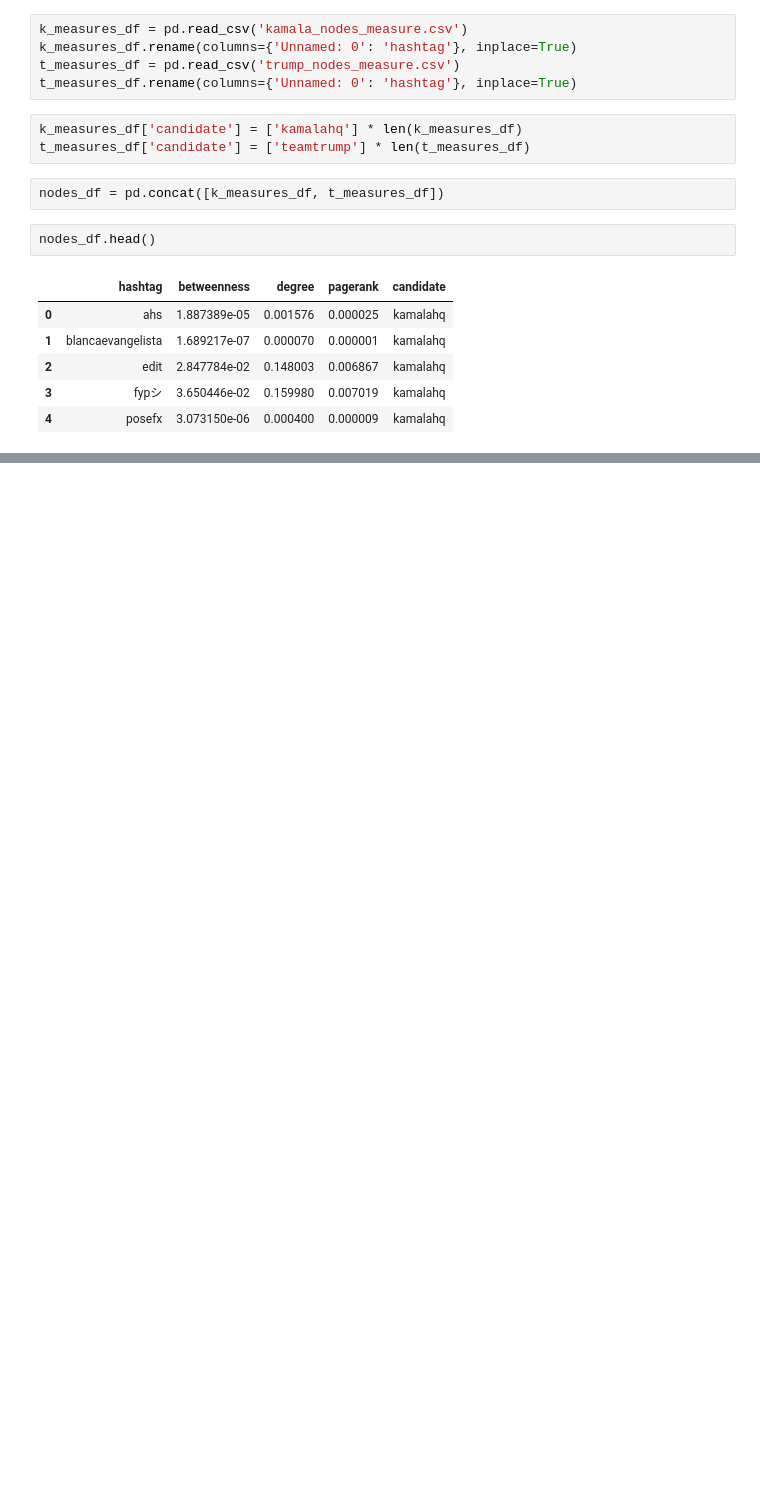
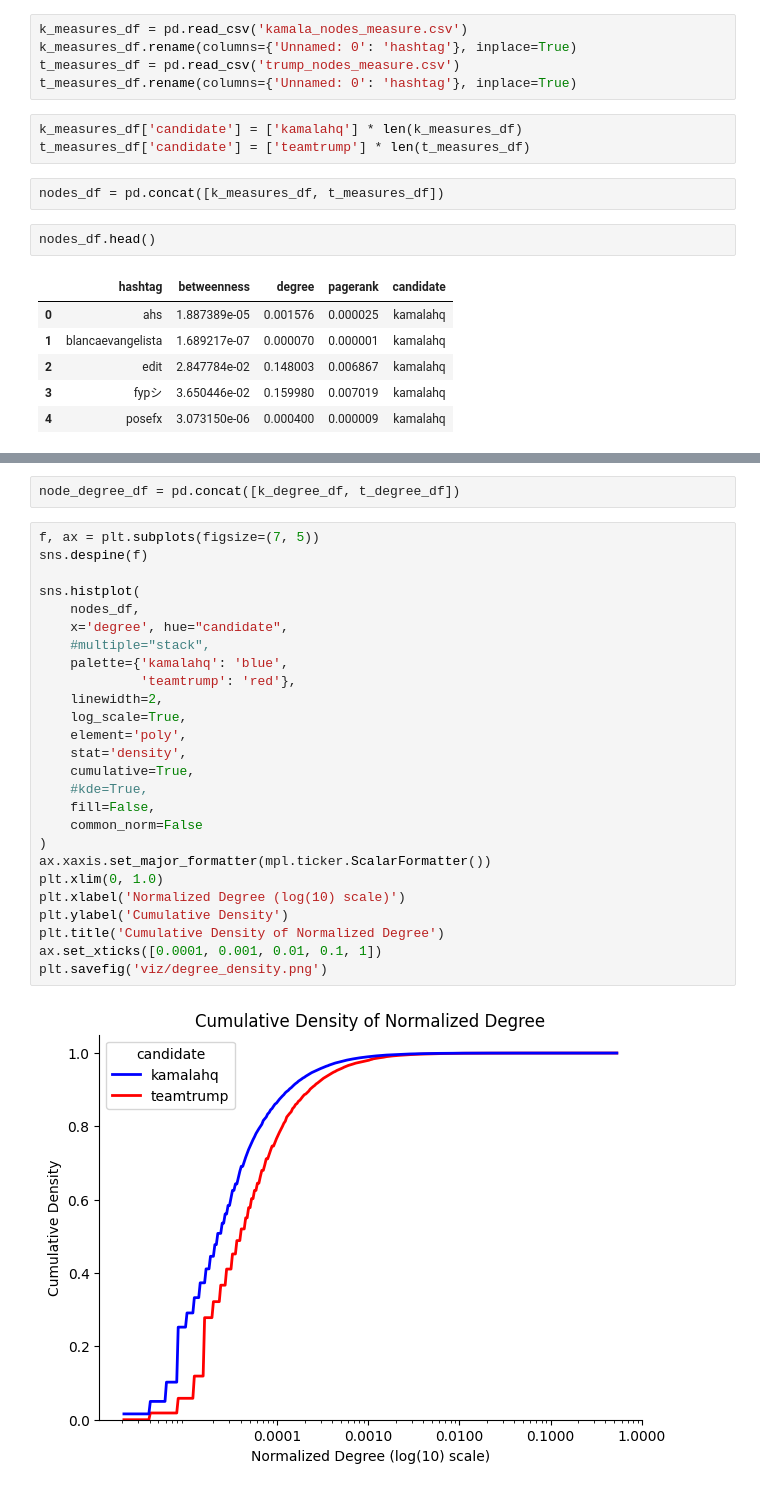
Before and after one commit to nitomanto/the-t-word, a Jupyter notebook: network.ipynb, the cells around one changed output, grey strips where cells are left out. Drawn from its saved outputs; the diff is of its cells as text; blank space fills up the shorter version.

```diff
--- a/network.ipynb
+++ b/network.ipynb
@@ -259,0 +250,30 @@ nx.degree_histogram(G_k)
+# %%
+node_degree_df = pd.concat([k_degree_df, t_degree_df])
+# %%
+f, ax = plt.subplots(figsize=(7, 5))
+sns.despine(f)
+
+sns.histplot(
+    nodes_df,
+    x='degree', hue="candidate",
+    #multiple="stack",
+    palette={'kamalahq': 'blue',
+             'teamtrump': 'red'},
+    linewidth=2,
+    log_scale=True,
+    element='poly',
+    stat='density',
+    cumulative=True,
+    #kde=True,
+    fill=False,
+    common_norm=False
+)
+ax.xaxis.set_major_formatter(mpl.ticker.ScalarFormatter())
+plt.xlim(0, 1.0)
+plt.xlabel('Normalized Degree (log(10) scale)')
+plt.ylabel('Cumulative Density')
+plt.title('Cumulative Density of Normalized Degree')
+ax.set_xticks([0.0001, 0.001, 0.01, 0.1, 1])
+plt.savefig('viz/degree_density.png')
+# %% [output]
+[figure, added]
```
Also changed, not shown: parts of 10 cells of this notebook, 3 other files.
